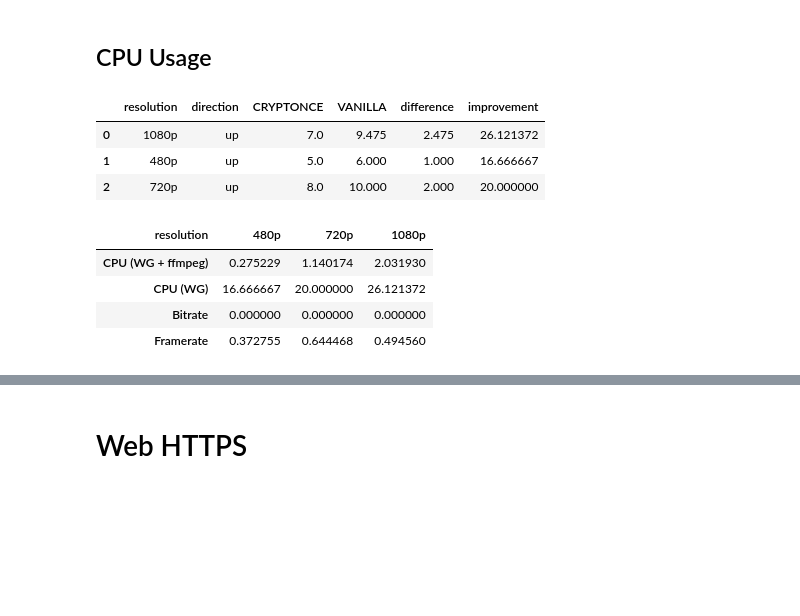
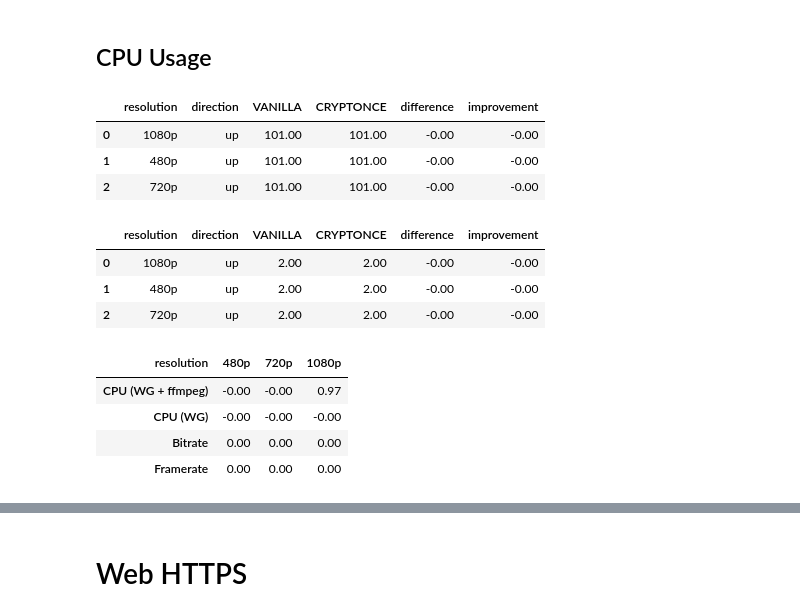
Before and after one commit to cesar237/wireguard-results-analysis, a Jupyter notebook: notebooks/Client Bench Analysis.ipynb, the cells around one changed output, grey strips where cells are left out. Drawn from its saved outputs; the diff is of its cells as text; code cells hidden in the pictures; blank space fills up the shorter version.

```diff
--- a/notebooks/Client Bench Analysis.ipynb
+++ b/notebooks/Client Bench Analysis.ipynb
@@ -63,6 +63,7 @@ def plot_all(res_dirs, importer, kind='bar', y='used',
 # %%
 substrings = ["wg", "ksoftirqd"]
 ncores = 18
+location = None
 
 def parse_scp_file(file):
     _, filesize, run, direction = file.split('.')[0].split('-')
@@ -338,6 +340,18 @@ result.T
 # Streaming
 # %% [markdown]
 ## CPU Usage
+# %%
+importer = import_pidstat_stream_not_wg
+index = ['resolution', 'direction']
+metric = 'used'
+
+df = get_metric(importer=importer, index=index, metric=metric, negative=True)
+df
+# %% [output]
+|  | resolution | direction | VANILLA | CRYPTONCE | difference | improvement |
+| 0 | 1080p | up | 101.00 | 101.00 | -0.00 | -0.00 |
+| 1 | 480p | up | 101.00 | 101.00 | -0.00 | -0.00 |
+| 2 | 720p | up | 101.00 | 101.00 | -0.00 | -0.00 |
 # %%
 importer = import_pidstat_stream_wg
 index = ['resolution', 'direction']
@@ -346,11 +360,12 @@ metric = 'used'
 df = get_metric(importer=importer, index=index, metric=metric, negative=True)
 df
 # %% [output]
-|  | resolution | direction | CRYPTONCE | VANILLA | difference | improvement |
-| 0 | 1080p | up | 7.0 | 9.475 | 2.475 | 26.121372 |
-| 1 | 480p | up | 5.0 | 6.000 | 1.000 | 16.666667 |
-| 2 | 720p | up | 8.0 | 10.000 | 2.000 | 20.000000 |
+|  | resolution | direction | VANILLA | CRYPTONCE | difference | improvement |
+| 0 | 1080p | up | 2.00 | 2.00 | -0.00 | -0.00 |
+| 1 | 480p | up | 2.00 | 2.00 | -0.00 | -0.00 |
+| 2 | 720p | up | 2.00 | 2.00 | -0.00 | -0.00 |
 # %%
+pd.options.display.float_format = '{:,.2f}'.format
 importer = import_pidstat_stream
 index = ['resolution', 'direction']
 metric = 'used'
@@ -371,34 +386,34 @@ df = get_metric(importer=importer, index=index, metric='used', negative=True, no
 custom_order = ['480p', '720p', '1080p']
 df = df.set_index('resolution')
 df = df.reindex(custom_order)
 impr['CPU (WG)'] = df['improvement']
 
 importer = import_streaming
 index = ['resolution']
 
 df = get_metric(importer=importer, index=index, metric='bitrate', negative=False, normalize=False)
 custom_order = ['480p', '720p', '1080p']
 df = df.set_index('resolution')
 df = df.reindex(custom_order)
 impr['Bitrate'] = df['improvement']
 
 df = get_metric(importer=importer, index=index, metric='framerate', negative=False, normalize=False)
 custom_order = ['480p', '720p', '1080p']
 df = df.set_index('resolution')
 df = df.reindex(custom_order)
 impr['Framerate'] = df['improvement']
 
 # with plt.style.context(['science', 'ieee']):
 #     impr.T.plot.bar(
 #         xlabel="", ylabel="Improvement (in \%)",
 #         grid=True, figsize=figsize, ylim=[0, 30]
 #     )
 #     plt.xticks(rotation=0)
 #     plt.show()
 impr.T
 # %% [output]
 | resolution | 480p | 720p | 1080p |
-| CPU (WG + ffmpeg) | 0.275229 | 1.140174 | 2.031930 |
-| CPU (WG) | 16.666667 | 20.000000 | 26.121372 |
-| Bitrate | 0.000000 | 0.000000 | 0.000000 |
-| Framerate | 0.372755 | 0.644468 | 0.494560 |
+| CPU (WG + ffmpeg) | -0.00 | -0.00 | 0.97 |
+| CPU (WG) | -0.00 | -0.00 | -0.00 |
+| Bitrate | 0.00 | 0.00 | 0.00 |
+| Framerate | 0.00 | 0.00 | 0.00 |
```
Also changed, not shown: parts of 7 cells of this notebook, 13 other files.
